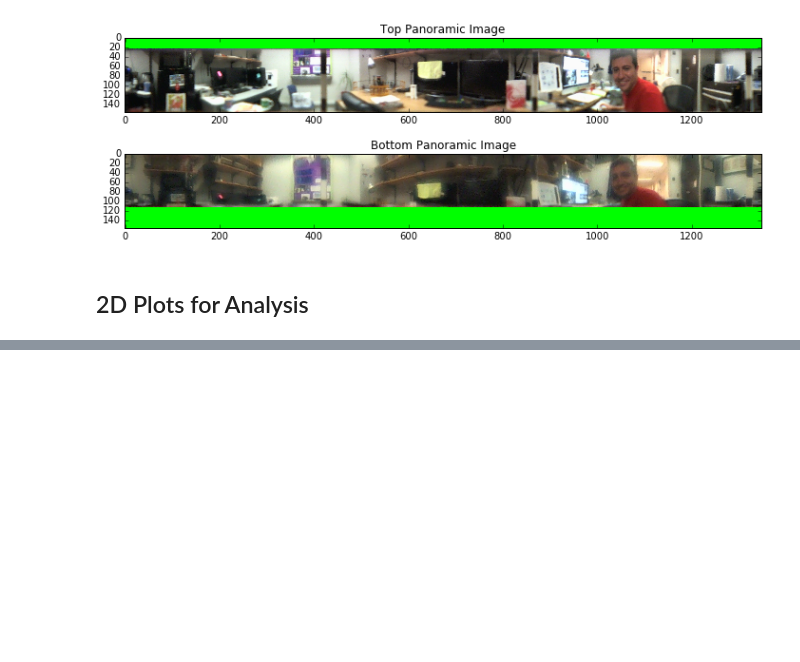
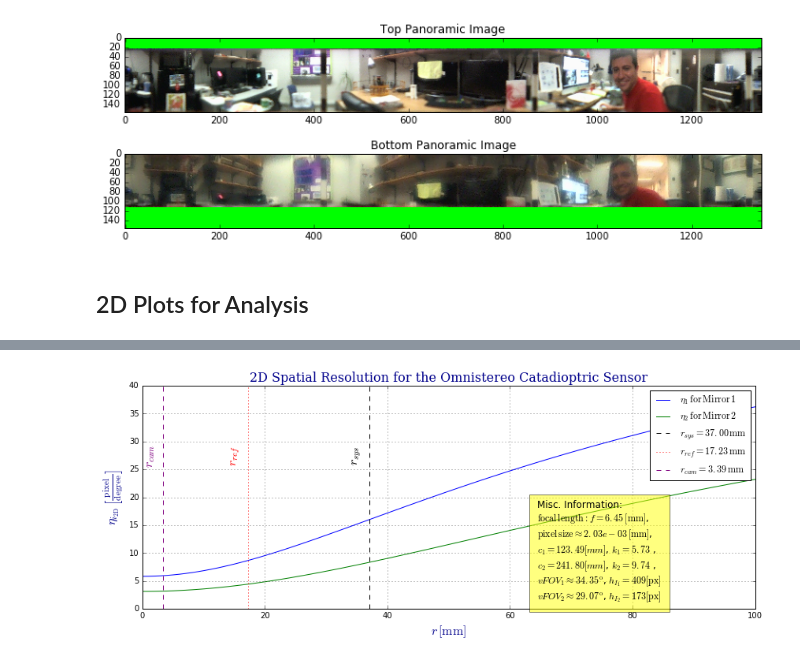
Before and after one commit to ubuntuslave/omnistereo_sensor_design, a Jupyter notebook: HyperCata Demo.ipynb, the cells around one changed output, grey strips where cells are left out. Cells and saved outputs as stored; diff of their text form; code cells hidden in the pictures; blank space fills up the shorter version.

```diff
--- a/HyperCata Demo.ipynb
+++ b/HyperCata Demo.ipynb
@@ -170,0 +197,5 @@ if show_panoramic_img and opencv_exists:
+# %%
+from omnistereo.common_plot import plot_catadioptric_spatial_resolution
+plot_catadioptric_spatial_resolution(omnistereo_model, in_2D=True, eta_max=18, fig_size=(12,5))
+# %% [output]
+[figure, added]
```
Also changed, not shown: parts of 11 cells of this notebook, 11 other files.
